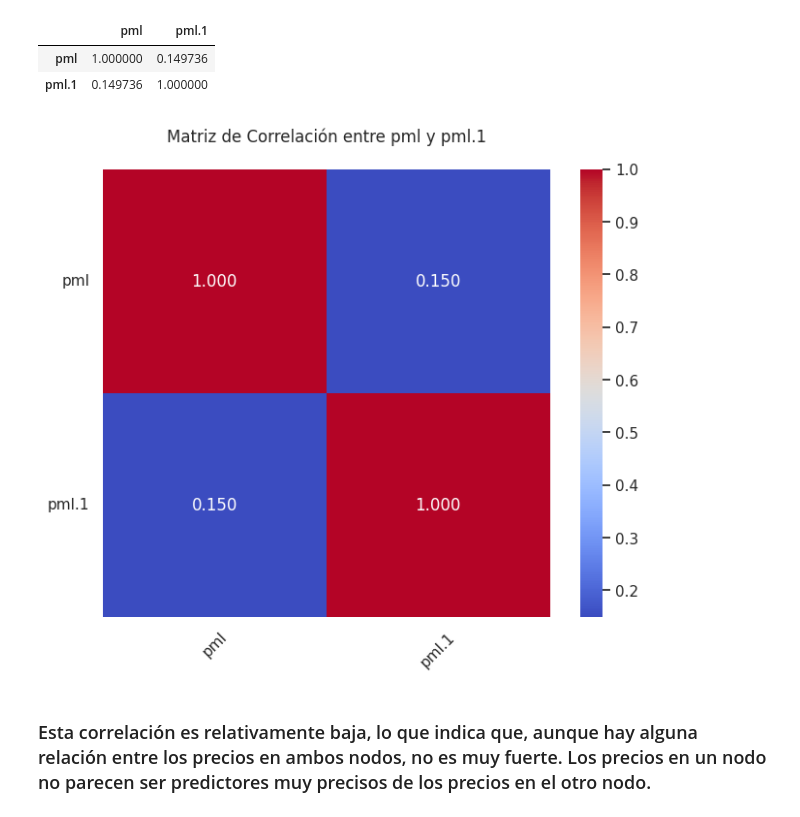
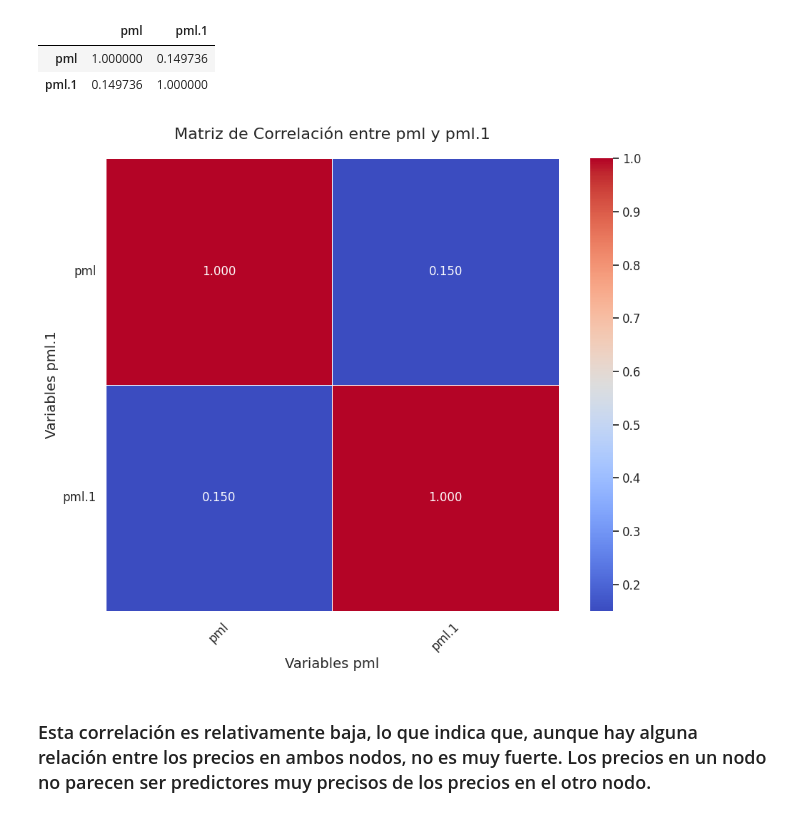
Before and after one commit to EnigmaK9/xts, a Jupyter notebook: xts.ipynb, the cells around one changed output. Saved outputs shown, nothing was run; the diff lists cells and outputs as text; code cells hidden in the pictures.

```diff
--- a/xts.ipynb
+++ b/xts.ipynb
@@ -118,20 +128,29 @@ correlation
 # %%
 # Configurando el estilo del gráfico
 sns.set(style="white")
+plt.figure(figsize=(10, 8))
 
 # Creando la matriz de correlación con un mapa de calor
-plt.figure(figsize=(8, 6))
-heatmap = sns.heatmap(correlation, annot=True, fmt=".3f", cmap='coolwarm', cbar=True, square=True)
+heatmap = sns.heatmap(correlation, annot=True, fmt=".3f", cmap='coolwarm', cbar=True, square=True, linewidths=.5)
 
 # Añadiendo títulos y etiquetas
-plt.title('Matriz de Correlación entre pml y pml.1', pad=20)
-plt.xticks(rotation=45)
-plt.yticks(rotation=0)
+plt.title('Matriz de Correlación entre pml y pml.1', fontsize=16, pad=20)
+plt.xlabel('Variables pml', fontsize=14)
+plt.ylabel('Variables pml.1', fontsize=14)
+plt.xticks(rotation=45, fontsize=12)
+plt.yticks(rotation=0, fontsize=12)
+
+# Añadiendo un mapa de color más legible
+cbar = heatmap.collections[0].colorbar
+cbar.ax.tick_params(labelsize=12)
+
+# Ajustando el espaciado
+plt.tight_layout()
 
 # Mostrando el gráfico
 plt.show()
 # %% [output]
-[figure, old version]
+[figure, new version]
 # %% [markdown]
 ### Esta correlación es relativamente baja, lo que indica que, aunque hay alguna relación entre los precios en ambos nodos, no es muy fuerte. Los precios en un nodo no parecen ser predictores muy precisos de los precios en el otro nodo.
 # %% [markdown]
```
Also changed, not shown: parts of 8 cells of this notebook, 19 other files.
